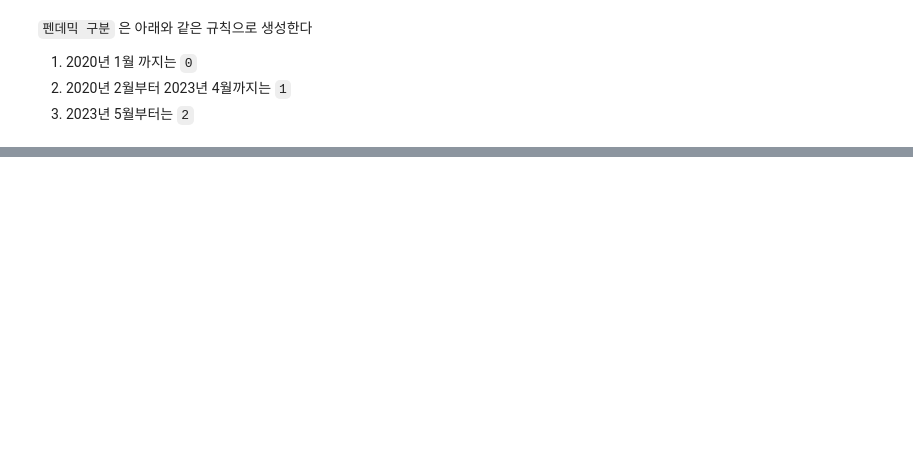
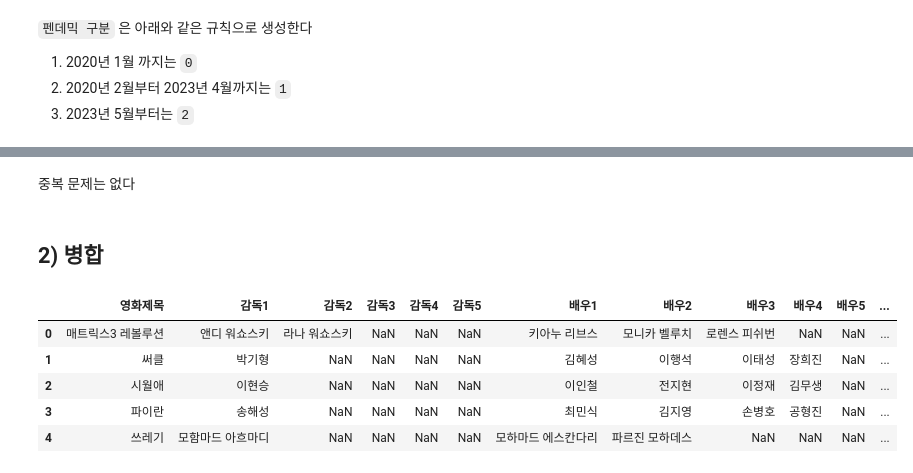
Before and after one commit to Seungwoo-JI64/BAF-25-2-Marketing, a Jupyter notebook: analysis/분석용데이터생성.ipynb, the cells around one changed output, grey strips where cells are left out. Drawn from its saved outputs; the diff is of its cells as text; code cells hidden in the pictures; blank space fills up the shorter version.

```diff
--- a/analysis/분석용데이터생성.ipynb
+++ b/analysis/분석용데이터생성.ipynb
@@ -468,0 +614,14 @@ final_result.to_csv("boxoffice_data.csv", index=False, encoding='utf-8-sig')
+# %% [markdown]
+중복 문제는 없다
+# %% [markdown]
+## 2) 병합
+# %%
+cgv_merge = pd.merge(cgv_actor, cgv_info, on="영화제목", how="inner")
+cgv_merge.head()
+# %% [output]
+|  | 영화제목 | 감독1 | 감독2 | 감독3 | 감독4 | 감독5 | 배우1 | 배우2 | 배우3 | 배우4 | 배우5 | ... |
+| 0 | 매트릭스3 레볼루션 | 앤디 워쇼스키 | 라나 워쇼스키 | NaN | NaN | NaN | 키아누 리브스 | 모니카 벨루치 | 로렌스 피쉬번 | NaN | NaN | ... |
+| 1 | 써클 | 박기형 | NaN | NaN | NaN | NaN | 김혜성 | 이행석 | 이태성 | 장희진 | NaN | ... |
+| 2 | 시월애 | 이현승 | NaN | NaN | NaN | NaN | 이인철 | 전지현 | 이정재 | 김무생 | NaN | ... |
+| 3 | 파이란 | 송해성 | NaN | NaN | NaN | NaN | 최민식 | 김지영 | 손병호 | 공형진 | NaN | ... |
+| 4 | 쓰레기 | 모함마드 아흐마디 | NaN | NaN | NaN | NaN | 모하마드 에스칸다리 | 파르진 모하데스 | NaN | NaN | NaN | ... |
```
Also changed, not shown: parts of 83 cells of this notebook, 2 other files.
